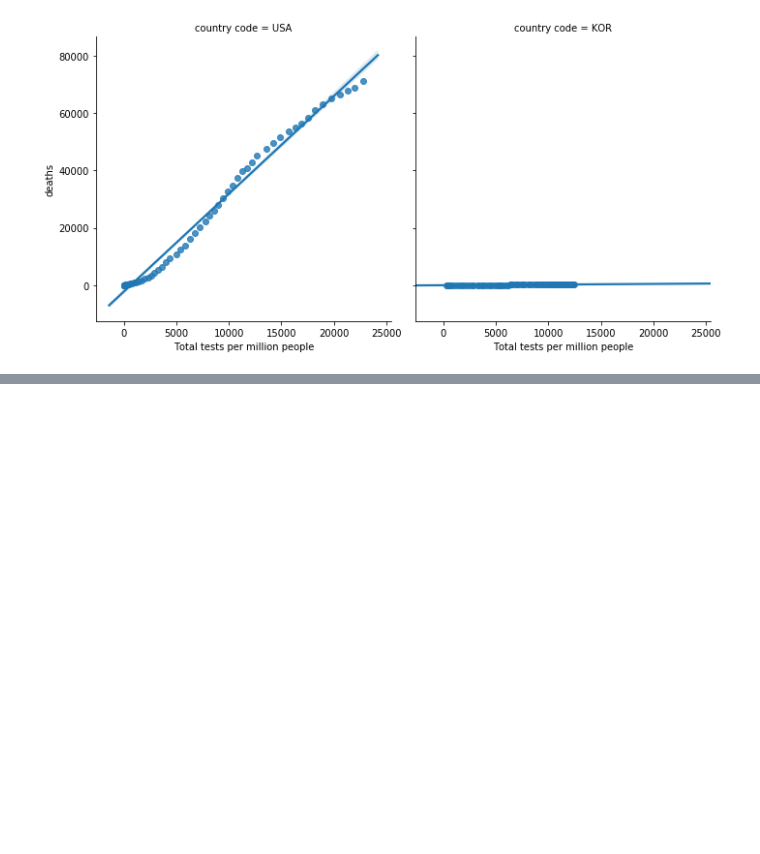
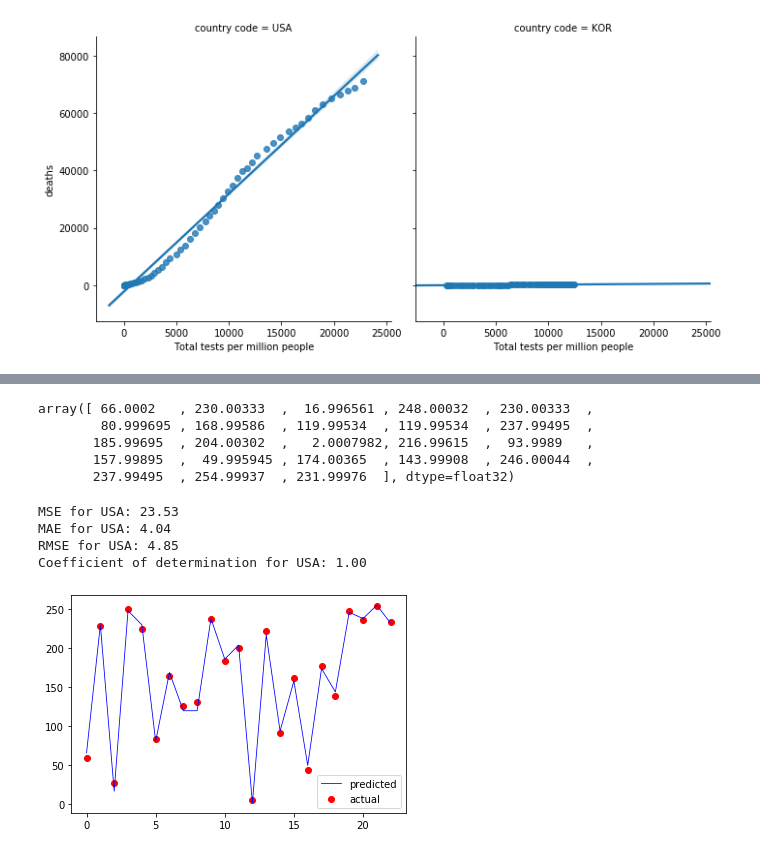
Before and after one commit to kd91/Modeling-of-COVID-19-testing-deaths, a Jupyter notebook: covid_19_01.ipynb, the cells around one changed output, grey strips where cells are left out. Saved outputs shown, nothing was run; the diff lists cells and outputs as text; code cells hidden in the pictures; blank space fills up the shorter version.

```diff
--- a/covid_19_01.ipynb
+++ b/covid_19_01.ipynb
@@ -413,0 +592,3 @@ sns.lmplot(x="Total tests per million people", y="deaths", data = df4, col="coun
+# %%
+y_usa = dfusa.loc[:,'deaths']
+y_kor.head()
@@ -413,0 +602,4 @@ sns.lmplot(x="Total tests per million people", y="deaths", data = df4, col="coun
+# %%
+X_train_usa, X_test_usa, y_train_usa, y_test_usa = train_test_split(X_usa, y_usa, test_size=0.3, random_state=1)
+print(len(X_train_usa),len(y_train_usa))
+print(len(X_test_usa),len(y_test_usa))
@@ -413,0 +611,3 @@ sns.lmplot(x="Total tests per million people", y="deaths", data = df4, col="coun
+# %%
+model_usa = XGBRegressor(n_estimators=1000, n_jobs=-1)
+model_usa.fit(X_train_usa, y_train_usa)
@@ -413,0 +623,31 @@ sns.lmplot(x="Total tests per million people", y="deaths", data = df4, col="coun
+# %%
+y_pred_usa = model_usa.predict(X_test_usa)
+y_pred_usa
+# %% [output]
+array([ 66.0002   , 230.00333  ,  16.996561 , 248.00032  , 230.00333  ,
+        80.999695 , 168.99586  , 119.99534  , 119.99534  , 237.99495  ,
+       185.99695  , 204.00302  ,   2.0007982, 216.99615  ,  93.9989   ,
+       157.99895  ,  49.995945 , 174.00365  , 143.99908  , 246.00044  ,
+       237.99495  , 254.99937  , 231.99976  ], dtype=float32)
+# %%
+mse = mean_squared_error(y_test_usa,y_pred_usa)
+mae = mean_absolute_error(y_test_usa,y_pred_usa)
+r2_score = r2_score(y_test_usa,y_pred_usa)
+print("MSE for USA: %.2f" % mse)
+print("MAE for USA: %.2f" % mae)
+print("RMSE for USA: %.2f" % np.sqrt(mse))
+print("Coefficient of determination for USA: %.2f" % r2_score)
+# %% [output]
+MSE for USA: 23.53
+MAE for USA: 4.04
+RMSE for USA: 4.85
+Coefficient of determination for USA: 1.00
+# %%
+# actual vs predicted for South Korea
+x_ax2 = range(len(y_test_usa))
+plt.scatter(x_ax2, y_test_usa, color="red", label="actual")
+plt.plot(x_ax2, y_pred_usa, lw=0.8, color="blue", label="predicted")
+plt.legend()
+plt.show()
+# %% [output]
+[figure, added]
```
Also changed, not shown: parts of 24 cells of this notebook.
